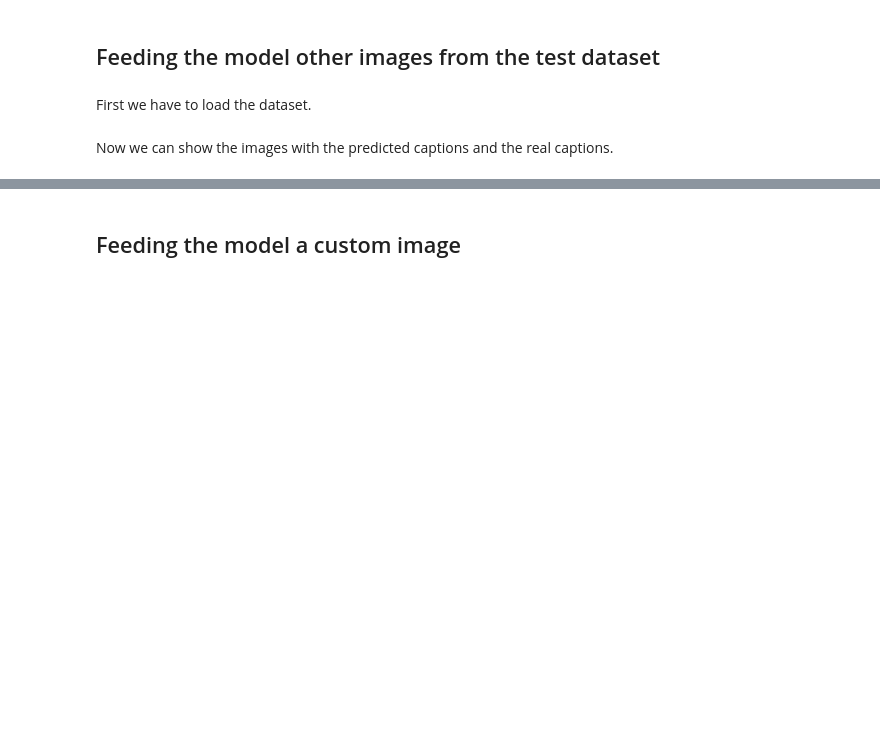
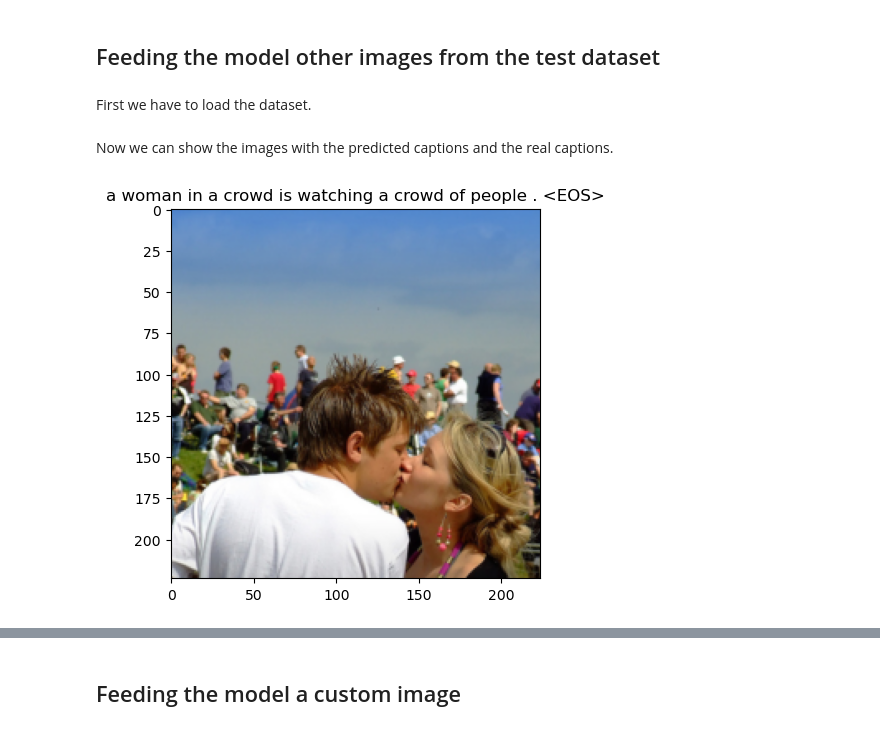
Before and after one commit to DCC-UAB/Image_Captioning, a Jupyter notebook: SRC/Visualization.ipynb, the cells around one changed output, grey strips where cells are left out. Cells and saved outputs as stored; diff of their text form; code cells hidden in the pictures; blank space fills up the shorter version.

```diff
--- a/SRC/Visualization.ipynb
+++ b/SRC/Visualization.ipynb
@@ -16,5 +17,5 @@ DATA_LOCATION = '../data'
 model_path = DATA_LOCATION + '/logs/EncoderDecorder_model.pth'
 device = 'cpu' # or 'cuda:0'
 # %%
-model = load_ED_model(model_path, device)
+model = load_ED_model(model_path, device, 'ResNet152')
 # %% [markdown]
@@ -75,6 +78,17 @@ train_loader, test_loader = make_dataloaders(config, dataset, 1)
 model.decoder.device = 'cpu'
 # %% [markdown]
 Now we can show the images with the predicted captions and the real captions.
+# %%
+model.eval()
+with torch.no_grad():
+    dataiter = iter(test_loader)
+    img,_ = next(dataiter)
+    features = model.encoder(img[0:1].to(device))
+    caps,alphas = model.decoder.generate_caption(features,vocab=dataset.vocab)
+    caption = ' '.join(caps)
+    show_image(img[0],title=caption)
+# %% [output]
+[figure, added]
 # %%
 # Number of images to show
 num_show = 3
```
Also changed, not shown: parts of 21 cells of this notebook, 3 other files.
